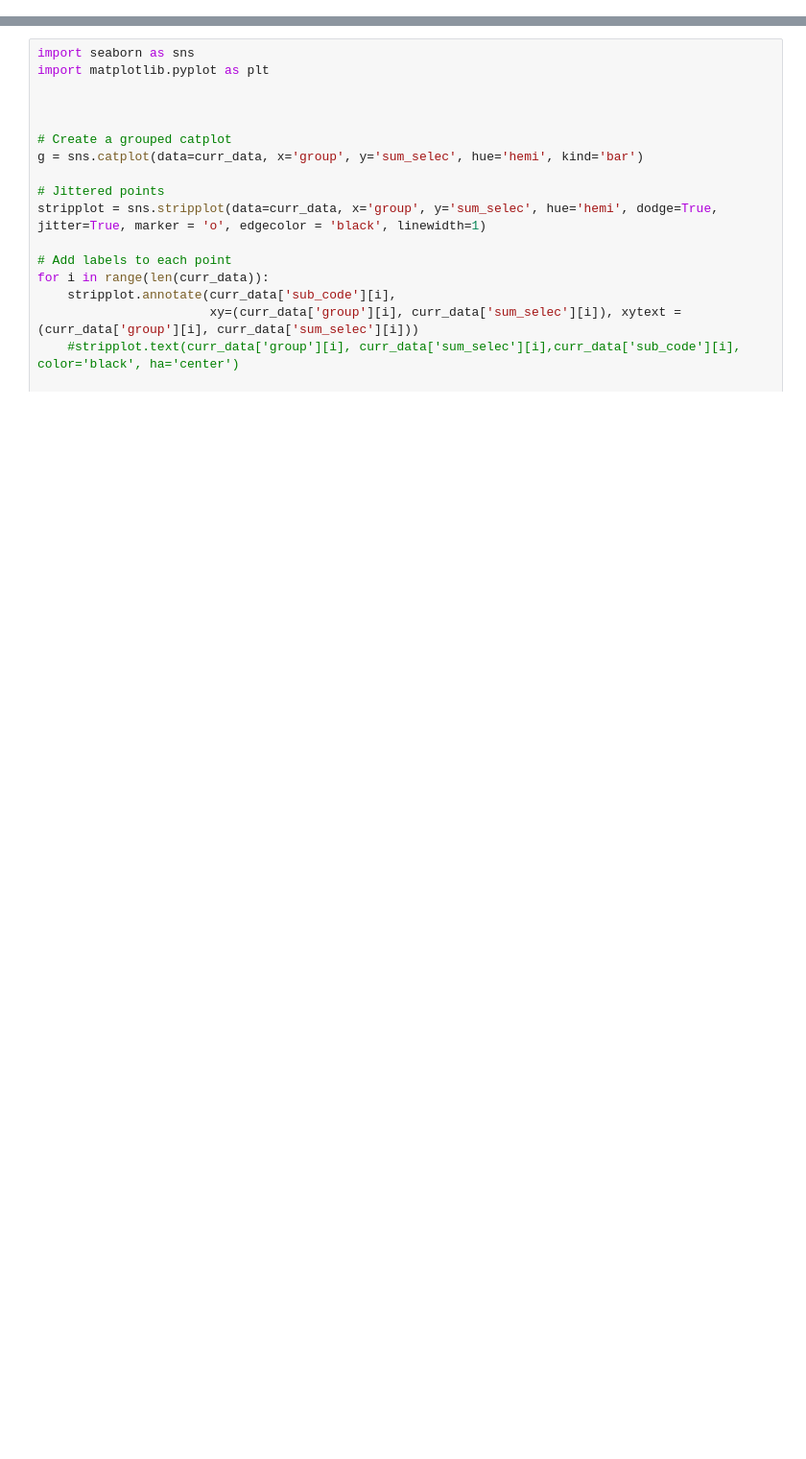
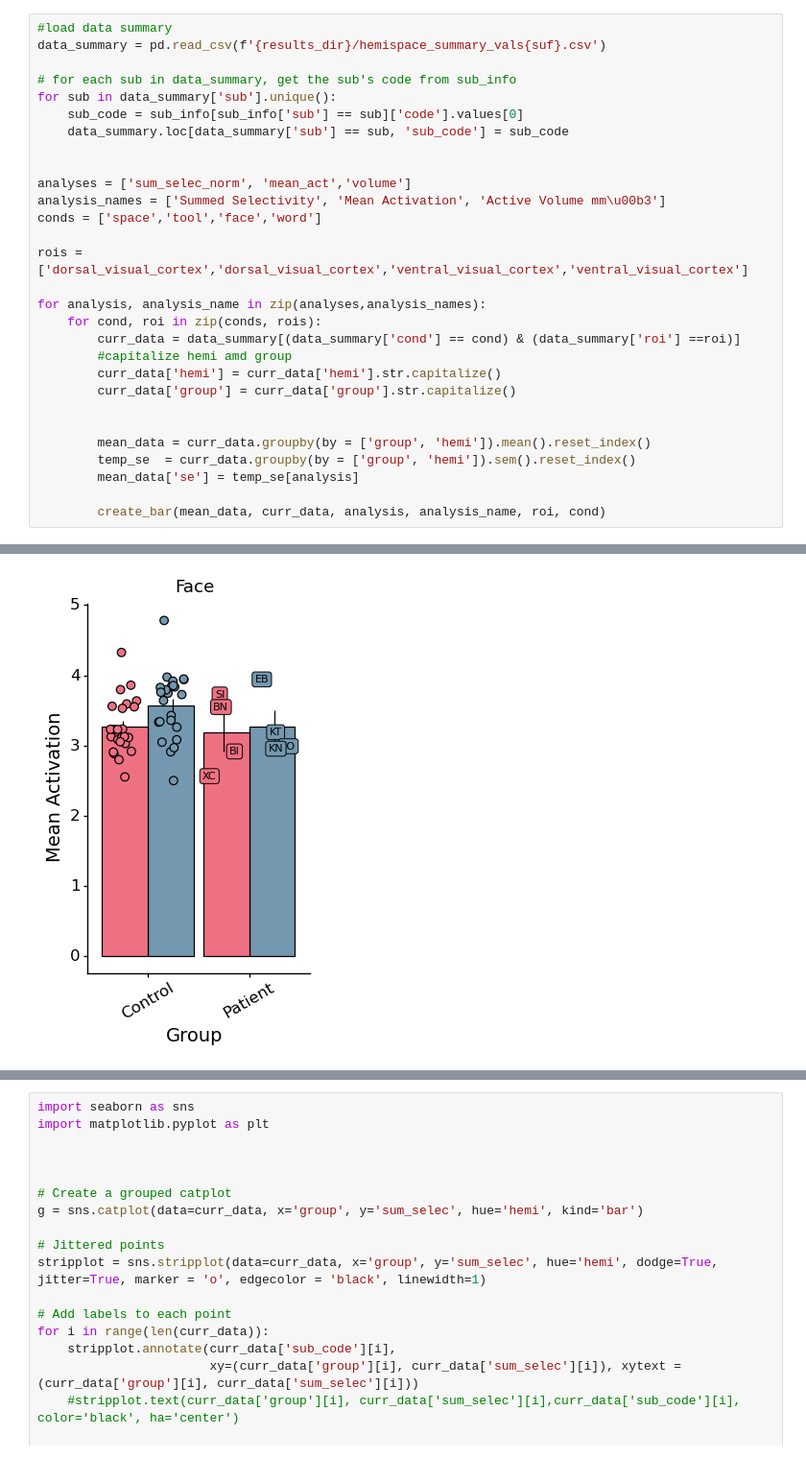
Before and after one commit to vayzenb/hemispace, a Jupyter notebook: analyses/create_figs.ipynb, the cells around one changed output, grey strips where cells are left out. Shown at 96% size. Cells and saved outputs as stored; diff of their text form; blank space fills up the shorter version.

```diff
--- a/analyses/create_figs.ipynb
+++ b/analyses/create_figs.ipynb
@@ -45,0 +72,30 @@ mni = load_mni152_brain_mask()
+# %%
+#load data summary
+data_summary = pd.read_csv(f'{results_dir}/hemispace_summary_vals{suf}.csv')
+
+# for each sub in data_summary, get the sub's code from sub_info
+for sub in data_summary['sub'].unique():
+    sub_code = sub_info[sub_info['sub'] == sub]['code'].values[0]
+    data_summary.loc[data_summary['sub'] == sub, 'sub_code'] = sub_code
+
+
+analyses = ['sum_selec_norm', 'mean_act','volume']
+analysis_names = ['Summed Selectivity', 'Mean Activation', 'Active Volume mm\u00b3']
+conds = ['space','tool','face','word']
+
+rois = ['dorsal_visual_cortex','dorsal_visual_cortex','ventral_visual_cortex','ventral_visual_cortex']
+
+for analysis, analysis_name in zip(analyses,analysis_names):
+    for cond, roi in zip(conds, rois):
+        curr_data = data_summary[(data_summary['cond'] == cond) & (data_summary['roi'] ==roi)]
+        #capitalize hemi amd group
+        curr_data['hemi'] = curr_data['hemi'].str.capitalize()
+        curr_data['group'] = curr_data['group'].str.capitalize()
+
+
+        mean_data = curr_data.groupby(by = ['group', 'hemi']).mean().reset_index()
+        temp_se  = curr_data.groupby(by = ['group', 'hemi']).sem().reset_index()
+        mean_data['se'] = temp_se[analysis]
+
+        create_bar(mean_data, curr_data, analysis, analysis_name, roi, cond)
+# %% [output]
@@ -45,0 +108 @@ mni = load_mni152_brain_mask()
+[figure, added]
```
Also changed, not shown: parts of 6 cells of this notebook, 39 other files.
